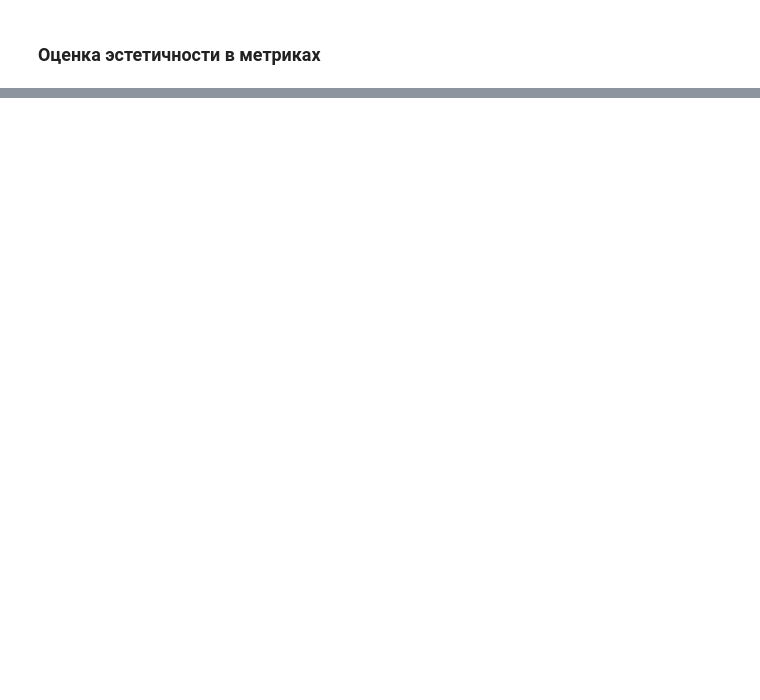
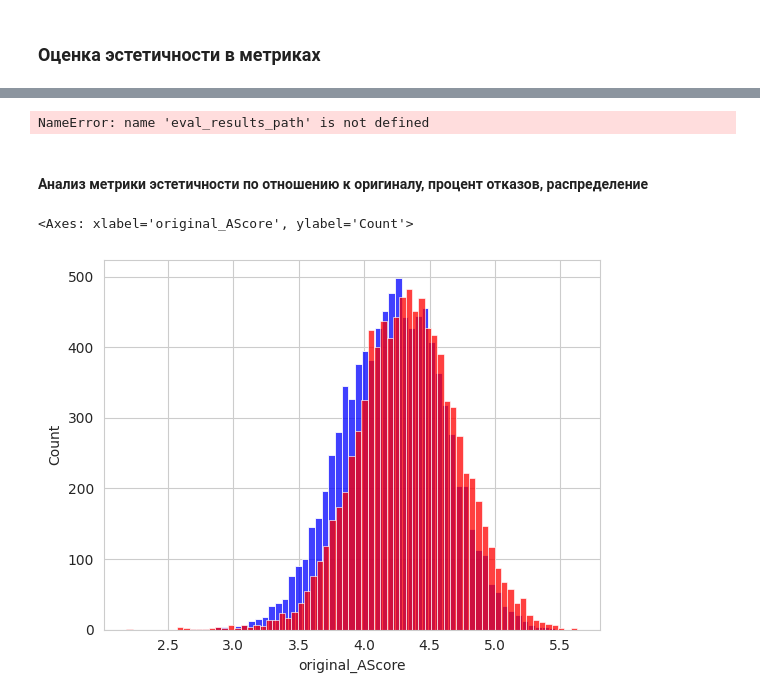
Before and after one commit to teodor-r/TextToSvg, a Jupyter notebook: evaluate.ipynb, the cells around one changed output, grey strips where cells are left out. Drawn from its saved outputs; the diff is of its cells as text; code cells hidden in the pictures; blank space fills up the shorter version.

```diff
--- a/evaluate.ipynb
+++ b/evaluate.ipynb
@@ -492,5 +515,7 @@ res = np.vstack(for_generated_score_column)
 len(res)
 eval_dataset["generic_AScore"] = res
 eval_dataset["cancel_flag"] = for_cancel_flag
-eval_dataset.to_csv(os.path.join(dir_path_for_res,"eval_results.csv"), index=False)
+eval_results_path = os.path.join(dir_path_for_res,"eval_results.csv")
+eval_dataset.to_csv(eval_results_path, index=False)
 eval_dataset.head(5)
+print(eval_results_path)
@@ -496,0 +529,12 @@ eval_dataset.head(5)
+# %%
+eval_dataset = pd.read_csv(eval_results_path)
+# %% [output]
+NameError: name 'eval_results_path' is not defined
+# %% [markdown]
+#### Анализ метрики эстетичности по отношению к оригиналу, процент отказов, распределение
+# %%
+sns.histplot(eval_dataset[eval_dataset.cancel_flag ==2].original_AScore, color='b')
+sns.histplot(eval_dataset[eval_dataset.cancel_flag ==2].generic_AScore, color='r')
+# %% [output]
+<Axes: xlabel='original_AScore', ylabel='Count'>
+[figure, added]
```
Also changed, not shown: parts of 19 cells of this notebook, 3 other files.
